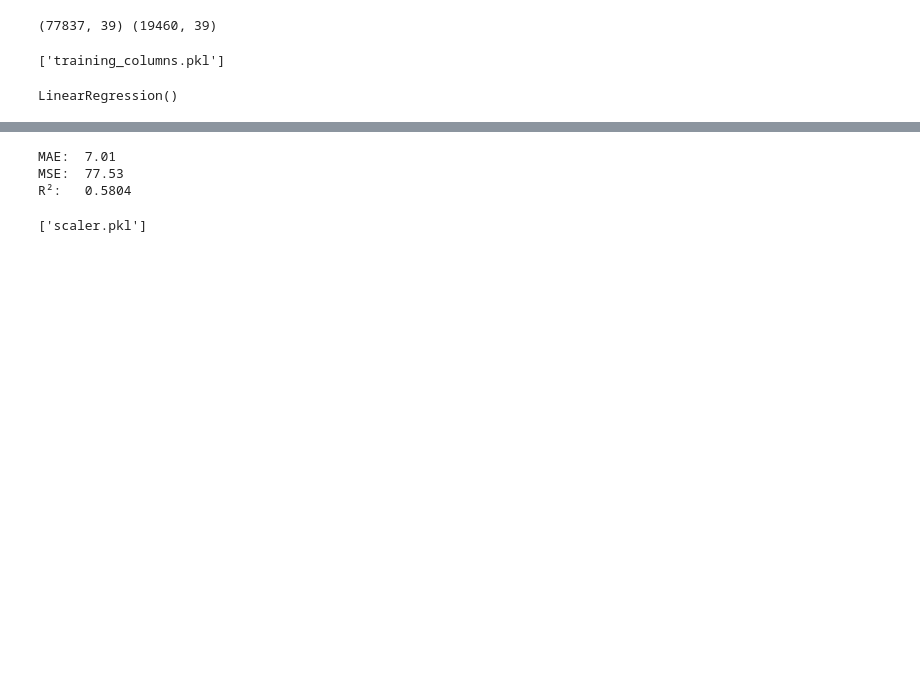
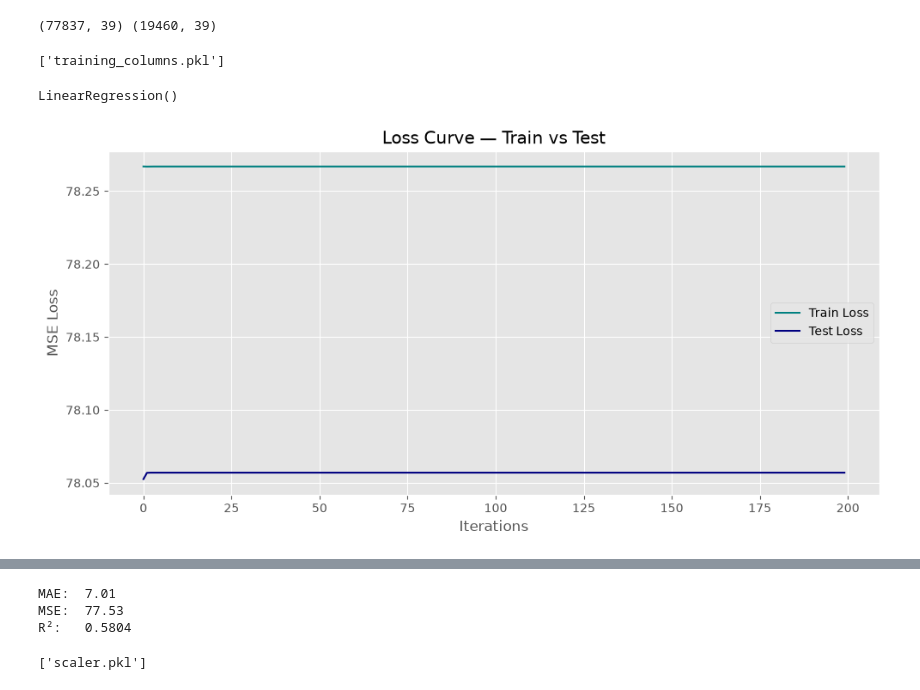
Before and after one commit to Loicet/linear_regression, a Jupyter notebook: summative/linear_regression/multivariate.ipynb, the cells around one changed output, grey strips where cells are left out. Cells and saved outputs as stored; diff of their text form; code cells hidden in the pictures; blank space fills up the shorter version.

Commit message:
feat: add loss curve and scatter plot with regression line

```diff
--- a/summative/linear_regression/multivariate.ipynb
+++ b/summative/linear_regression/multivariate.ipynb
@@ -143,3 +143,28 @@ model = LinearRegression()
 model.fit(X_train_scaled, y_train)
 # %% [output]
 LinearRegression()
+# %%
+from sklearn.linear_model import SGDRegressor
+import matplotlib.pyplot as plt
+
+train_losses = []
+test_losses = []
+
+sgd_model = SGDRegressor(max_iter=1, warm_start=True, random_state=42)
+
+for i in range(200):
+    sgd_model.fit(X_train_scaled, y_train)
+    train_losses.append(mean_squared_error(y_train, sgd_model.predict(X_train_scaled)))
+    test_losses.append(mean_squared_error(y_test, sgd_model.predict(X_test_scaled)))
+
+plt.figure(figsize=(10, 5))
+plt.plot(train_losses, label='Train Loss', color='teal')
+plt.plot(test_losses, label='Test Loss', color='navy')
+plt.xlabel('Iterations')
+plt.ylabel('MSE Loss')
+plt.title('Loss Curve — Train vs Test')
+plt.legend()
+plt.tight_layout()
+plt.show()
+# %% [output]
+[figure, added]
```
Also changed, not shown: parts of 1 cell of this notebook.
